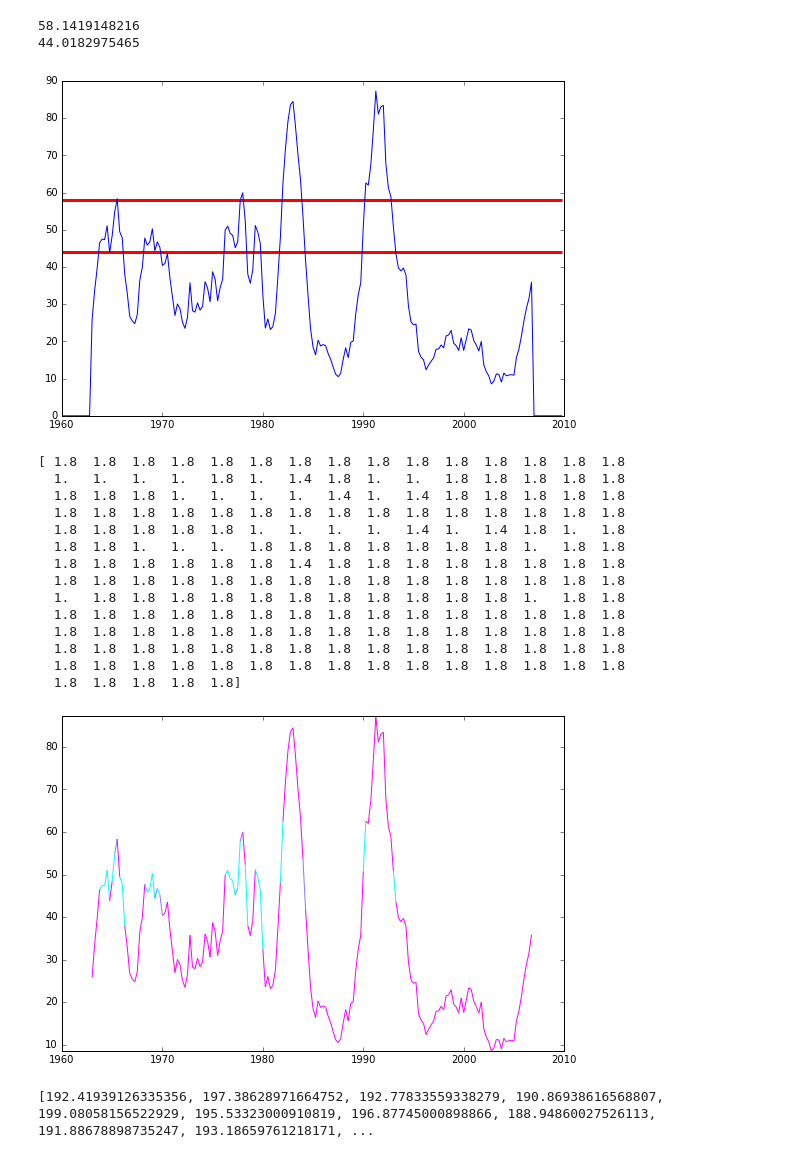
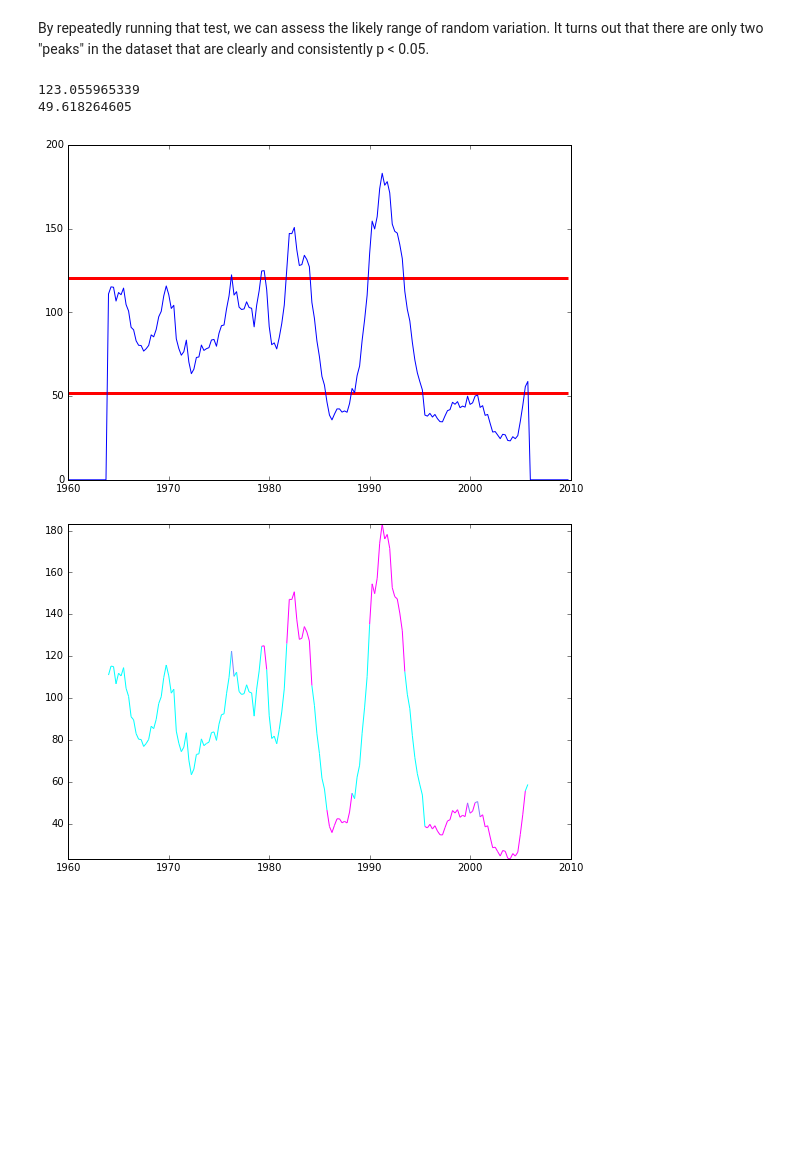
Before and after one commit to tedunderwood/changepoint, a Jupyter notebook: diagonal_permutation.ipynb, the cells around one changed output. Saved outputs shown, nothing was run; the diff lists cells and outputs as text; code cells hidden in the pictures; blank space fills up the shorter version.

Commit message:
Commenting diagonal_permute.

```diff
--- a/diagonal_permutation.ipynb
+++ b/diagonal_permutation.ipynb
@@ -121,0 +120,6 @@ Five-year half-width:197.177197129
+# %%
+randomized = np.array(pca)
+np.random.shuffle(randomized)
+randdist = distance_matrix(randomized)
+plt.matshow(randdist, origin = 'lower', cmap = plt.cm.YlOrRd)
+plt.show()
@@ -121,0 +229,14 @@ Five-year half-width:197.177197129
+# %%
+novelties = foote_novelty(newmat, foote5)
+years = getyears()
+plt.plot(years, novelties)
+plt.show()
+print("Max novelty for five-year half-width:" + str(np.max(novelties)))
+
+def zeroless(sequence):
+    newseq = []
+    for element in sequence:
+        if element > 0.01:
+            newseq.append(element)
+    return newseq
+print("Min novelty for five-year half-width:" + str(np.min(zeroless(novelties))))
@@ -122,20 +247,24 @@ Five-year half-width:197.177197129
+# %% [markdown]
+By repeatedly running that test, we can assess the likely range of random variation. It turns out that there are only two "peaks" in the dataset that are clearly and consistently p < 0.05.
 # %%
-from matplotlib.collections import LineCollection
-
 def permute_test(distmatrix, yrwidth):
     footematrix = make_foote(4 * yrwidth)
     actual_novelties = foote_novelty(distmatrix, footematrix)
 
     permuted_peaks = []
+    permuted_troughs = []
     for i in range(100):
         randdist = diagonal_permute(distmatrix)
         nov = foote_novelty(randdist, footematrix)
+        nov = zeroless(nov)
         permuted_peaks.append(np.max(nov))
+        permuted_troughs.append(np.min(nov))
     permuted_peaks.sort(reverse = True)
+    permuted_troughs.sort(reverse = True)
     threshold05 = permuted_peaks[4]
     threshold01 = permuted_peaks[0]
-    threshold95 = permuted_peaks[94]
-    threshold99 = permuted_peaks[99]
+    threshold95 = permuted_troughs[94]
+    threshold99 = permuted_troughs[99]
     print(threshold01)
     print(threshold99)
 
@@ -147,15 +276,14 @@ def permute_test(distmatrix, yrwidth):
         if novelty > threshold01 or novelty < threshold99:
             significance[idx] = 1.8
 
-    plt.rcParams["figure.figsize"] = [9.0, 6.0]
     years = []
     for i in range(200):
         years.append(1960 + i*0.25)
     plt.plot(years, actual_novelties)
     startpoint = years[0]
     endpoint = years[199]
-    plt.hlines(threshold01, startpoint, endpoint, 'r', linewidth = 3)
-    plt.hlines(threshold99, startpoint, endpoint, 'r', linewidth = 3)
+    plt.hlines(threshold05, startpoint, endpoint, 'r', linewidth = 3)
+    plt.hlines(threshold95, startpoint, endpoint, 'r', linewidth = 3)
     plt.show()
 
     return actual_novelties, significance
@@ -163,60 +291,35 @@ def permute_test(distmatrix, yrwidth):
 def colored_segments(novelties, significance):
     x = []
     y = []
     t = []
     idx = 0
     for nov, sig in zip(novelties, significance):
         if nov > 1:
             x.append(idx/4 + 1960)
             y.append(nov)
             t.append(sig)
         idx += 1
 
     x = np.array(x)
     y = np.array(y)
     t = np.array(t)
 
     points = np.array([x,y]).transpose().reshape(-1,1,2)
     segs = np.concatenate([points[:-1],points[1:]],axis=1)
     lc = LineCollection(segs, cmap=plt.get_cmap('cool'))
     lc.set_array(t)
 
     return lc, x, y
 
-novelties, significance = permute_test(d, 3)
-print(significance)
+novelties, significance = permute_test(d, 4)
 lc, x, y = colored_segments(novelties, significance)
 
 plt.gca().add_collection(lc) # add the collection to the plot
 plt.xlim(1960, 2010) # line collections don't auto-scale the plot
 plt.ylim(y.min(), y.max())
 plt.show()
 # %% [output]
-58.1419148216
-44.0182975465
+123.055965339
+49.618264605
-[figure, old version]
+[figure, new version]
-[ 1.8  1.8  1.8  1.8  1.8  1.8  1.8  1.8  1.8  1.8  1.8  1.8  1.8  1.8  1.8
-  1.   1.   1.   1.   1.8  1.   1.4  1.8  1.   1.   1.8  1.8  1.8  1.8  1.8
-  1.8  1.8  1.8  1.   1.   1.   1.   1.4  1.   1.4  1.8  1.8  1.8  1.8  1.8
-  1.8  1.8  1.8  1.8  1.8  1.8  1.8  1.8  1.8  1.8  1.8  1.8  1.8  1.8  1.8
-  1.8  1.8  1.8  1.8  1.8  1.   1.   1.   1.   1.4  1.   1.4  1.8  1.   1.8
-  1.8  1.8  1.   1.   1.   1.8  1.8  1.8  1.8  1.8  1.8  1.8  1.   1.8  1.8
-  1.8  1.8  1.8  1.8  1.8  1.8  1.4  1.8  1.8  1.8  1.8  1.8  1.8  1.8  1.8
-  1.8  1.8  1.8  1.8  1.8  1.8  1.8  1.8  1.8  1.8  1.8  1.8  1.8  1.8  1.8
-  1.   1.8  1.8  1.8  1.8  1.8  1.8  1.8  1.8  1.8  1.8  1.8  1.   1.8  1.8
-  1.8  1.8  1.8  1.8  1.8  1.8  1.8  1.8  1.8  1.8  1.8  1.8  1.8  1.8  1.8
-  1.8  1.8  1.8  1.8  1.8  1.8  1.8  1.8  1.8  1.8  1.8  1.8  1.8  1.8  1.8
-  1.8  1.8  1.8  1.8  1.8  1.8  1.8  1.8  1.8  1.8  1.8  1.8  1.8  1.8  1.8
-  1.8  1.8  1.8  1.8  1.8  1.8  1.8  1.8  1.8  1.8  1.8  1.8  1.8  1.8  1.8
-  1.8  1.8  1.8  1.8  1.8]
-[figure, old version]
+[figure, new version]
-# %%
-permuted_peaks = []
-for i in range(100):
-    randdist = diagonal_permute(d)
-    novelties = foote_novelty(randdist, foote5)
-    permuted_peaks.append(np.max(novelties))
-
-print(permuted_peaks)
-# %% [output]
-[192.41939126335356, 197.38628971664752, 192.77833559338279, 190.86938616568807, 199.08058156522929, 195.53323000910819, 196.87745000898866, 188.94860027526113, 191.88678898735247, 193.18659761218171, ...
```
Also changed, not shown: parts of 21 cells of this notebook.
